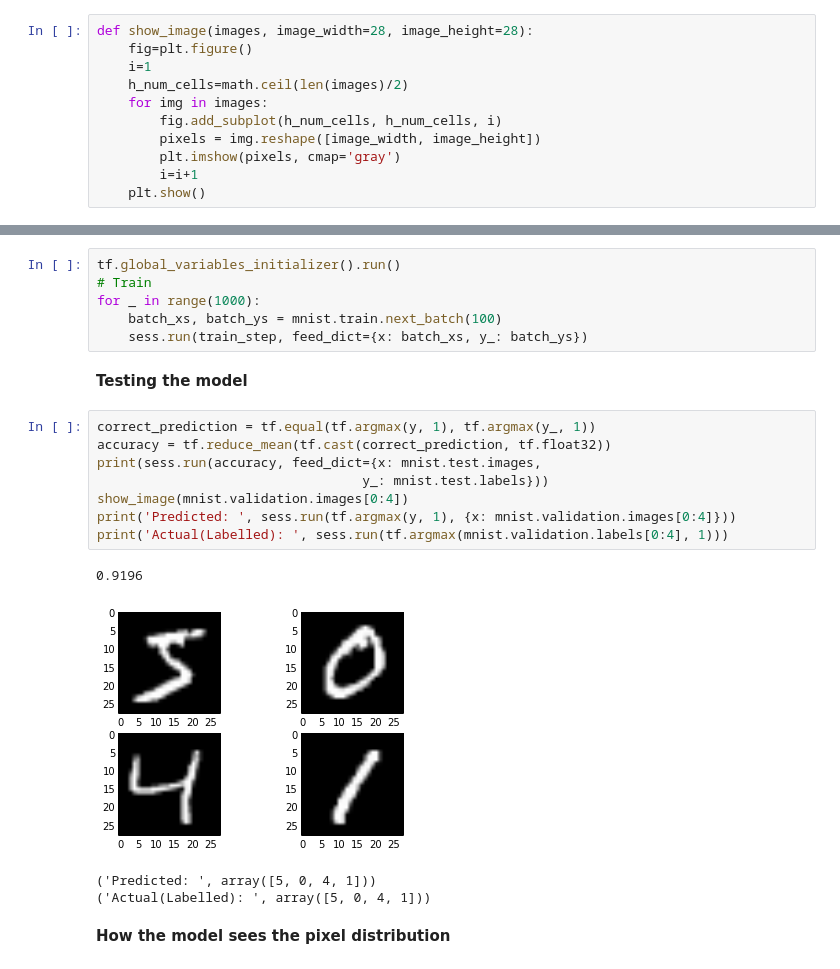
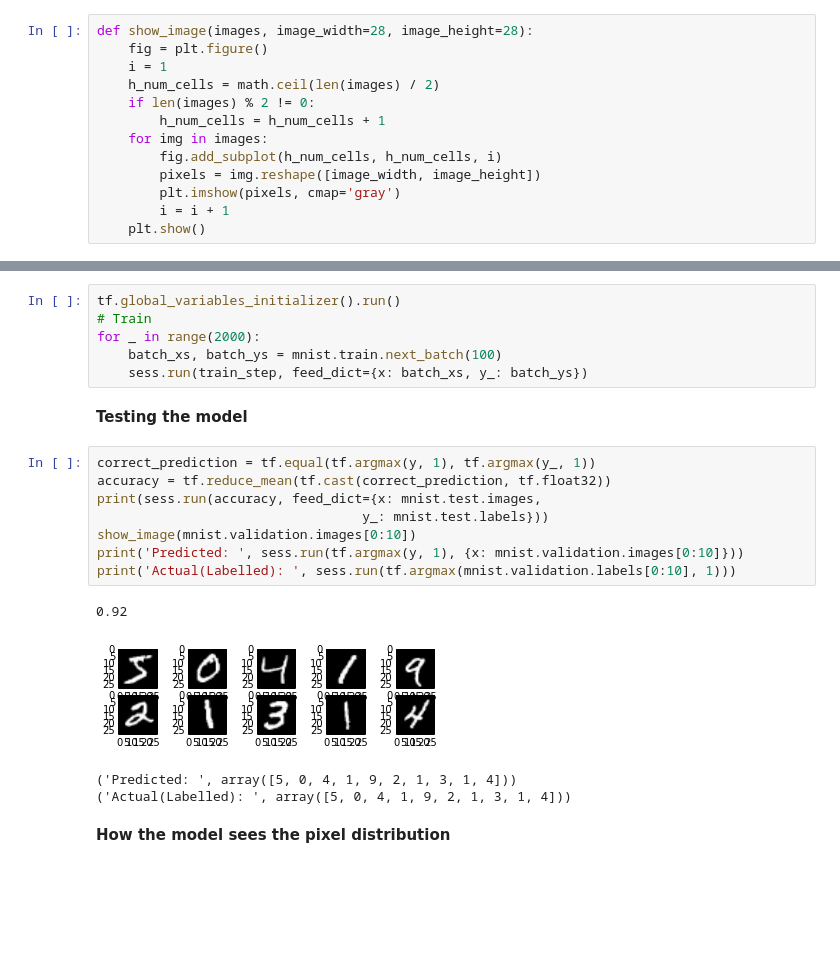
Before and after one commit to moejay/gdg-session1, a Jupyter notebook: MNIST_softmax.ipynb, the cells around one changed output, grey strips where cells are left out. Saved outputs shown, nothing was run; the diff lists cells and outputs as text; blank space fills up the shorter version.

```diff
--- a/MNIST_softmax.ipynb
+++ b/MNIST_softmax.ipynb
@@ -14,14 +16,16 @@ from tensorflow.examples.tutorials.mnist import input_data
 **Some helper function**
 # %%
 def show_image(images, image_width=28, image_height=28):
-    fig=plt.figure()
-    i=1
-    h_num_cells=math.ceil(len(images)/2)
+    fig = plt.figure()
+    i = 1
+    h_num_cells = math.ceil(len(images) / 2)
+    if len(images) % 2 != 0:
+        h_num_cells = h_num_cells + 1
     for img in images:
         fig.add_subplot(h_num_cells, h_num_cells, i)
         pixels = img.reshape([image_width, image_height])
         plt.imshow(pixels, cmap='gray')
-        i=i+1
+        i = i + 1
     plt.show()
 # %%
 def show_class(labels):
@@ -94,7 +98,7 @@ And let's start the training
 # %%
 tf.global_variables_initializer().run()
 # Train
-for _ in range(1000):
+for _ in range(2000):
     batch_xs, batch_ys = mnist.train.next_batch(100)
     sess.run(train_step, feed_dict={x: batch_xs, y_: batch_ys})
 # %% [markdown]
@@ -102,16 +106,16 @@ for _ in range(1000):
 # %%
 correct_prediction = tf.equal(tf.argmax(y, 1), tf.argmax(y_, 1))
 accuracy = tf.reduce_mean(tf.cast(correct_prediction, tf.float32))
 print(sess.run(accuracy, feed_dict={x: mnist.test.images,
                                   y_: mnist.test.labels}))
-show_image(mnist.validation.images[0:4])
-print('Predicted: ', sess.run(tf.argmax(y, 1), {x: mnist.validation.images[0:4]}))
-print('Actual(Labelled): ', sess.run(tf.argmax(mnist.validation.labels[0:4], 1)))
+show_image(mnist.validation.images[0:10])
+print('Predicted: ', sess.run(tf.argmax(y, 1), {x: mnist.validation.images[0:10]}))
+print('Actual(Labelled): ', sess.run(tf.argmax(mnist.validation.labels[0:10], 1)))
 # %% [output]
-0.9196
+0.92
-[figure, old version]
+[figure, new version]
-('Predicted: ', array([5, 0, 4, 1]))
-('Actual(Labelled): ', array([5, 0, 4, 1]))
+('Predicted: ', array([5, 0, 4, 1, 9, 2, 1, 3, 1, 4]))
+('Actual(Labelled): ', array([5, 0, 4, 1, 9, 2, 1, 3, 1, 4]))
 # %% [markdown]
 **How the model sees the pixel distribution**
 # %%
```
Also changed, not shown: parts of 6 cells of this notebook, 14 other files.
